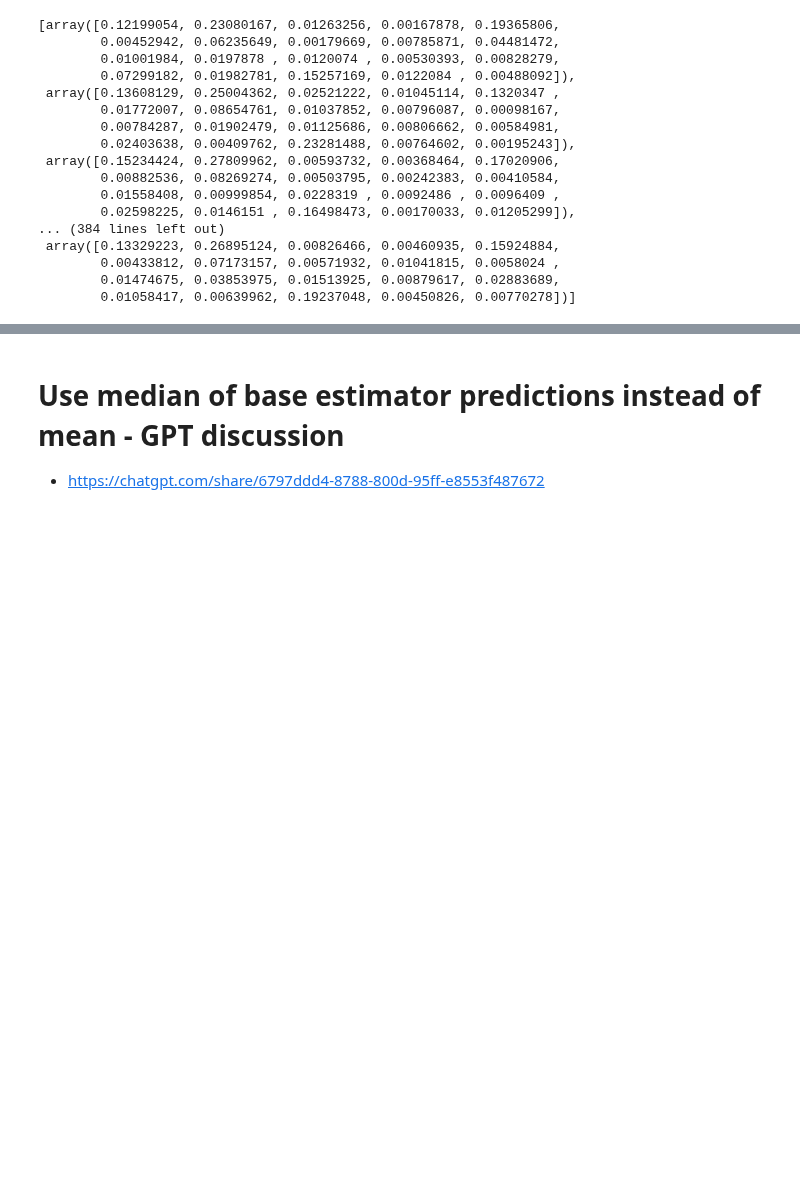
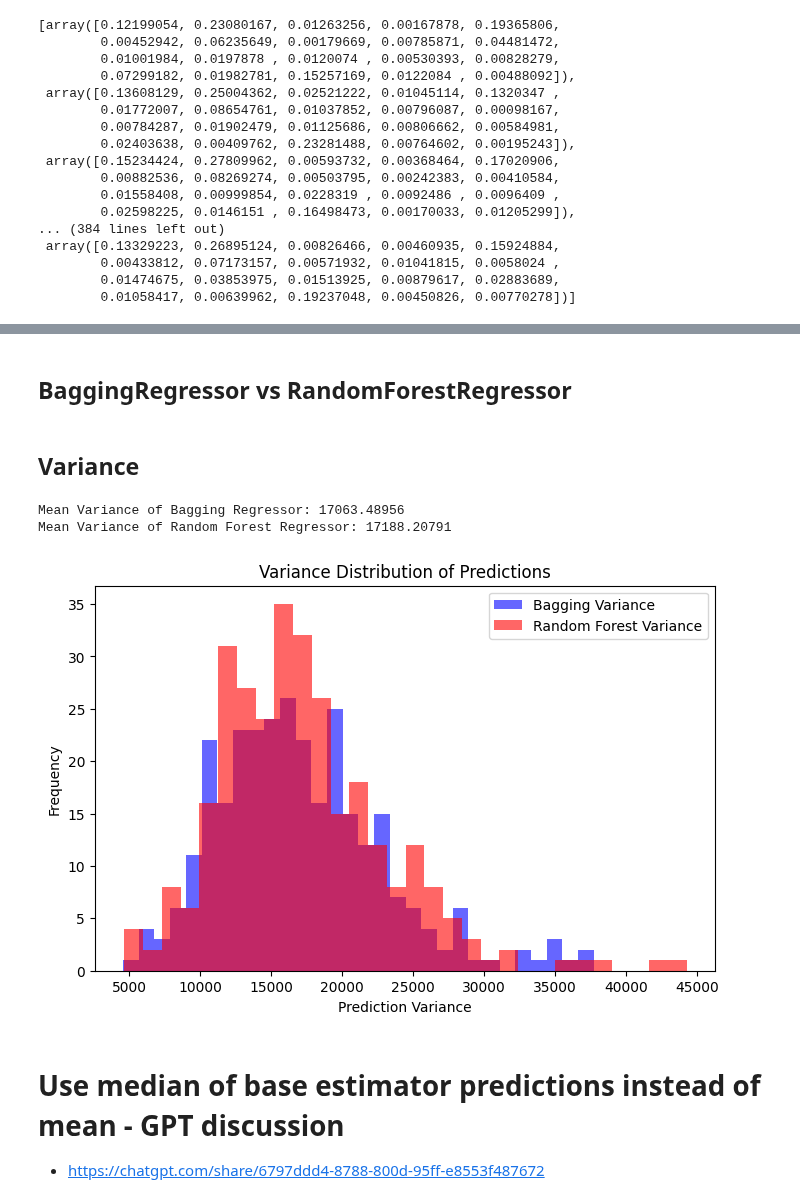
Before and after one commit to akshayDev17/Machine-Learning-Concepts, a Jupyter notebook: src/Ensemble Learning/RandomForest.ipynb, the cells around one changed output, grey strips where cells are left out. Cells and saved outputs as stored; diff of their text form; code cells hidden in the pictures; blank space fills up the shorter version.

Commit message:
changed few formula in bayesian;compare lr in gbm;compare rfr vs bagging;add SHAP to FeatureSelection

```diff
--- a/src/Ensemble Learning/RandomForest.ipynb
+++ b/src/Ensemble Learning/RandomForest.ipynb
@@ -310,3 +377,40 @@ rf_reg.est
+# %% [markdown]
+## BaggingRegressor vs RandomForestRegressor
+# %% [markdown]
+## Variance
+# %%
+# Train Bagging Regressor (base estimator: Decision Tree)
+bagging = BaggingRegressor(n_estimators=100, random_state=42)
+bagging.fit(X_train_reg, y_train_reg)
+
+# Get predictions across test set
+bagging_preds = np.array([tree.predict(X_test_reg) for tree in bagging.estimators_])
+rf_preds = np.array([tree.predict(X_test_reg) for tree in rf_reg.estimators_])
+
+# Compute variance of predictions for each sample
+bagging_variance = np.var(bagging_preds, axis=0)
+rf_variance = np.var(rf_preds, axis=0)
+
+# Mean variance across all samples
+mean_bagging_variance = np.mean(bagging_variance)
+mean_rf_variance = np.mean(rf_variance)
+
+print(f"Mean Variance of Bagging Regressor: {mean_bagging_variance:.5f}")
+print(f"Mean Variance of Random Forest Regressor: {mean_rf_variance:.5f}")
+
+# Plot variance distributions
+plt.figure(figsize=(8, 5))
+plt.hist(bagging_variance, bins=30, alpha=0.6, label="Bagging Variance", color="blue")
+plt.hist(rf_variance, bins=30, alpha=0.6, label="Random Forest Variance", color="red")
+plt.xlabel("Prediction Variance")
+plt.ylabel("Frequency")
+plt.title("Variance Distribution of Predictions")
+plt.legend()
+plt.show()
+# %% [output]
+Mean Variance of Bagging Regressor: 17063.48956
+Mean Variance of Random Forest Regressor: 17188.20791
+[figure, added]
 # %% [markdown]
 # Use median of base estimator predictions instead of mean - GPT discussion
 - https://chatgpt.com/share/6797ddd4-8788-800d-95ff-e8553f487672
```
Also changed, not shown: parts of 8 cells of this notebook, 5 other files.
